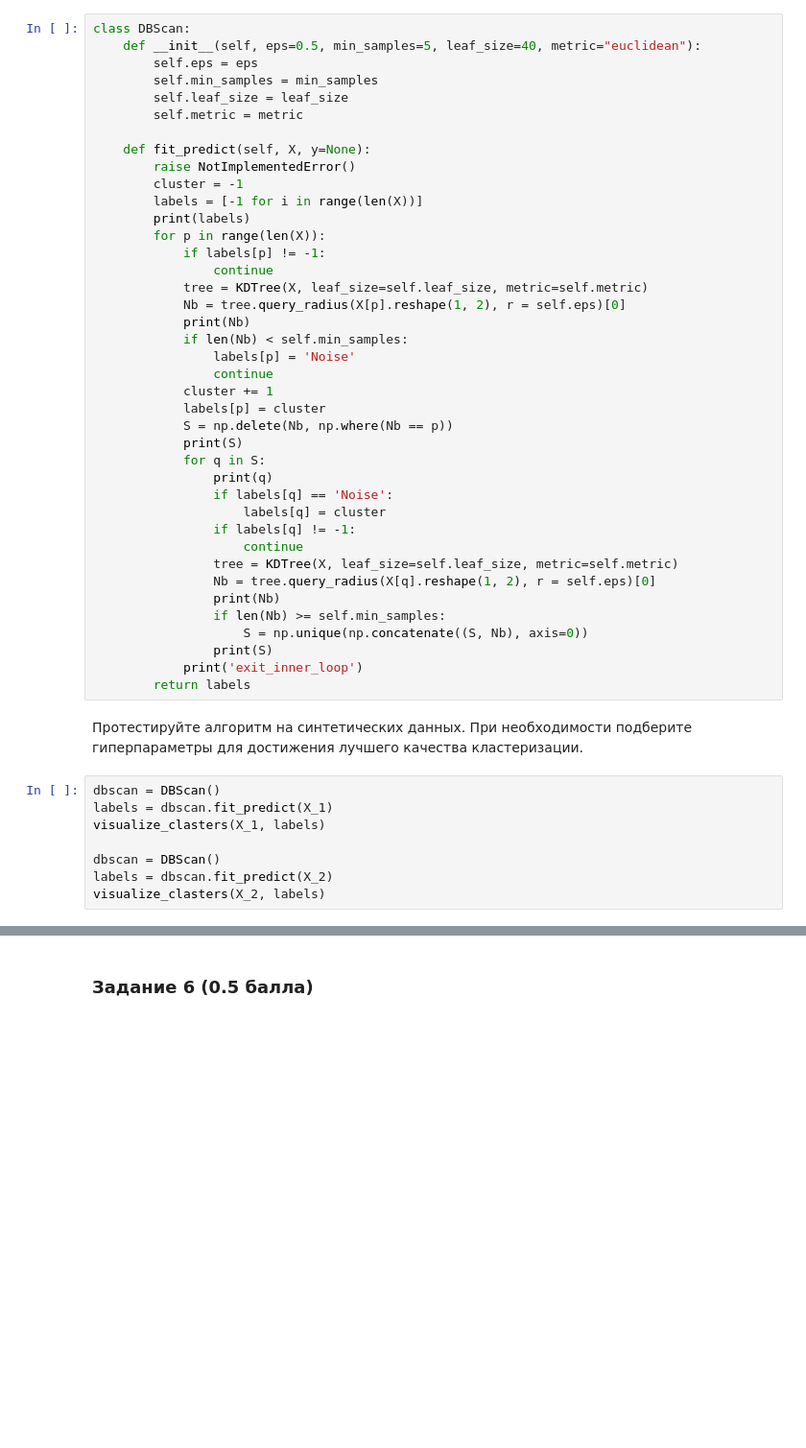
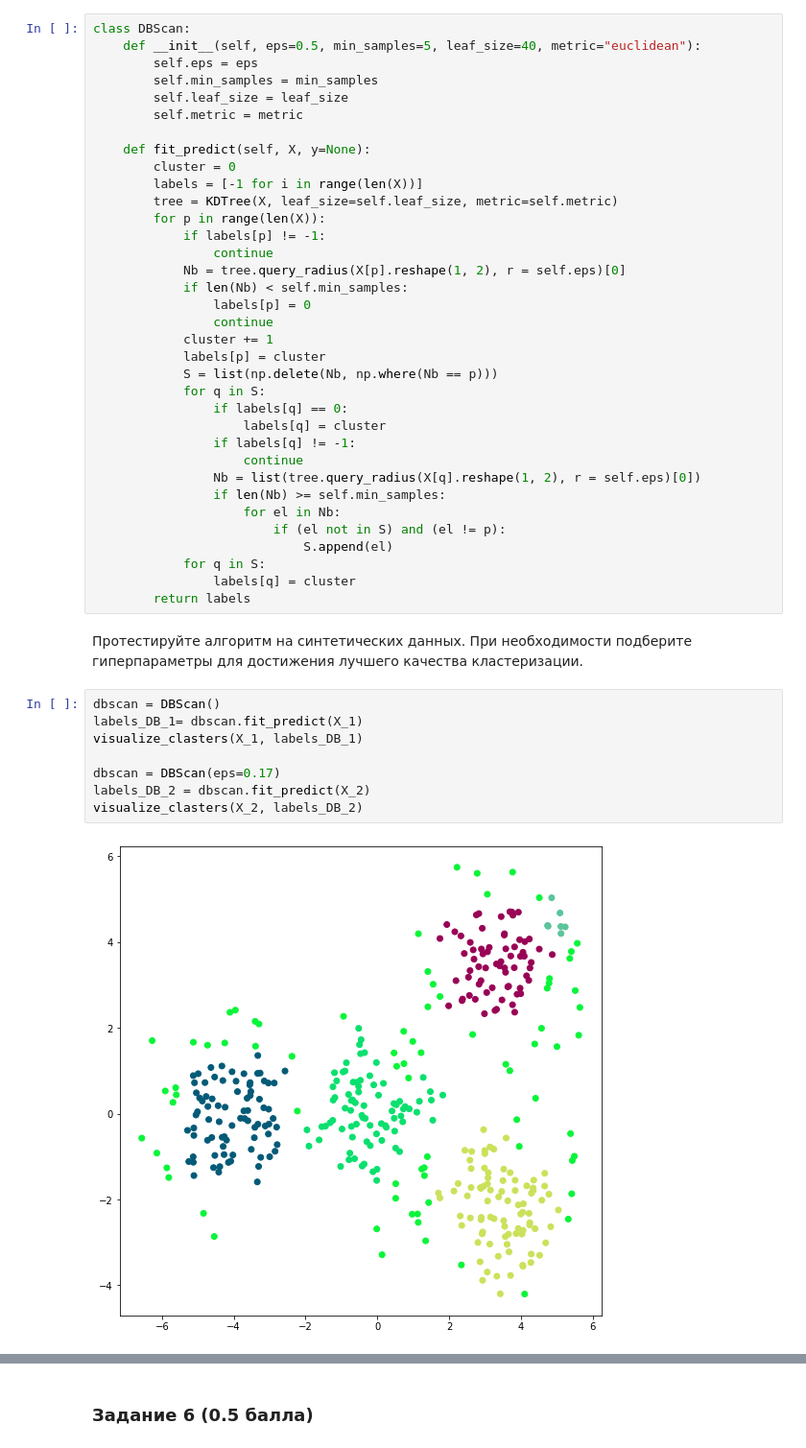
Before and after one commit to Alexoflife/ML_bioinf, a Jupyter notebook: HW2/ML_HW2.ipynb, the cells around one changed output, grey strips where cells are left out. Shown: that part at 96% size. Saved outputs shown, nothing was run; the diff lists cells and outputs as text; blank space fills up the shorter version.

```diff
--- a/HW2/ML_HW2.ipynb
+++ b/HW2/ML_HW2.ipynb
@@ -332,44 +375,41 @@ class DBScan:
         self.metric = metric
 
     def fit_predict(self, X, y=None):
-        raise NotImplementedError()
-        cluster = -1
+        cluster = 0
         labels = [-1 for i in range(len(X))]
-        print(labels)
+        tree = KDTree(X, leaf_size=self.leaf_size, metric=self.metric)
         for p in range(len(X)):
             if labels[p] != -1:
                 continue
-            tree = KDTree(X, leaf_size=self.leaf_size, metric=self.metric)
             Nb = tree.query_radius(X[p].reshape(1, 2), r = self.eps)[0]
-            print(Nb)
             if len(Nb) < self.min_samples:
-                labels[p] = 'Noise'
+                labels[p] = 0
                 continue
             cluster += 1
             labels[p] = cluster
-            S = np.delete(Nb, np.where(Nb == p))
-            print(S)
+            S = list(np.delete(Nb, np.where(Nb == p)))
             for q in S:
-                print(q)
-                if labels[q] == 'Noise':
+                if labels[q] == 0:
                     labels[q] = cluster
                 if labels[q] != -1:
                     continue
-                tree = KDTree(X, leaf_size=self.leaf_size, metric=self.metric)
-                Nb = tree.query_radius(X[q].reshape(1, 2), r = self.eps)[0]
-                print(Nb)
+                Nb = list(tree.query_radius(X[q].reshape(1, 2), r = self.eps)[0])
                 if len(Nb) >= self.min_samples:
-                    S = np.unique(np.concatenate((S, Nb), axis=0))
-                print(S)
-            print('exit_inner_loop')
+                    for el in Nb:
+                        if (el not in S) and (el != p):
+                            S.append(el)
+            for q in S:
+                labels[q] = cluster
         return labels
 # %% [markdown]
 Протестируйте алгоритм на синтетических данных. При необходимости подберите гиперпараметры для достижения лучшего качества кластеризации.
 # %%
 dbscan = DBScan()
-labels = dbscan.fit_predict(X_1)
-visualize_clasters(X_1, labels)
+labels_DB_1= dbscan.fit_predict(X_1)
+visualize_clasters(X_1, labels_DB_1)
 
-dbscan = DBScan()
-labels = dbscan.fit_predict(X_2)
-visualize_clasters(X_2, labels)
+dbscan = DBScan(eps=0.17)
+labels_DB_2 = dbscan.fit_predict(X_2)
+visualize_clasters(X_2, labels_DB_2)
+# %% [output]
+[figure, added]
```
Also changed, not shown: parts of 32 cells of this notebook.
